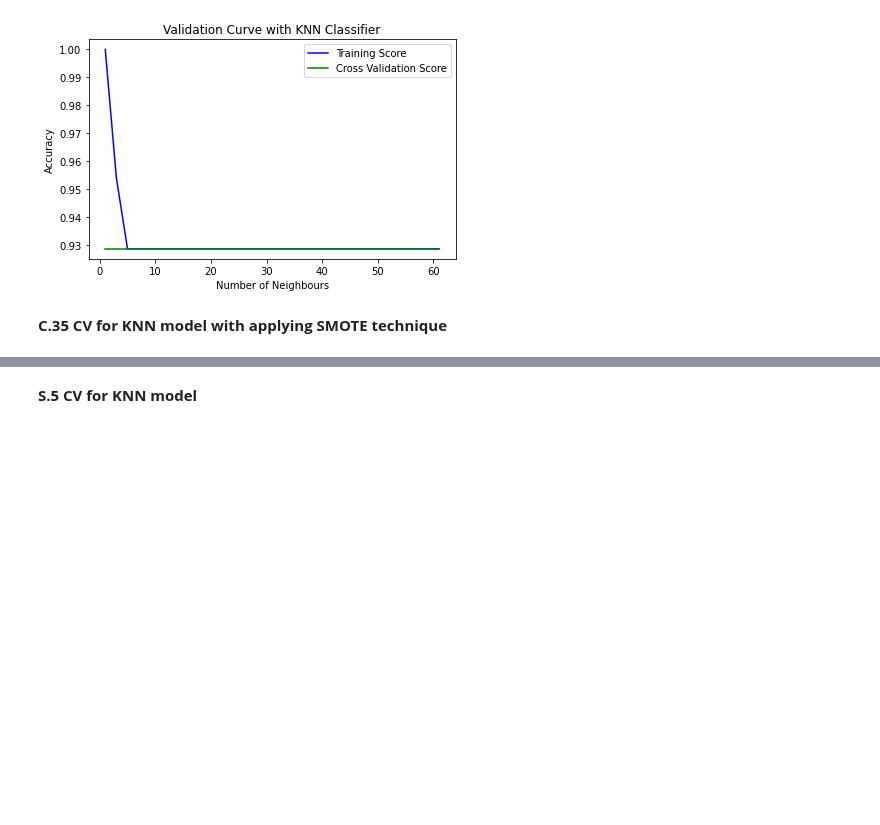
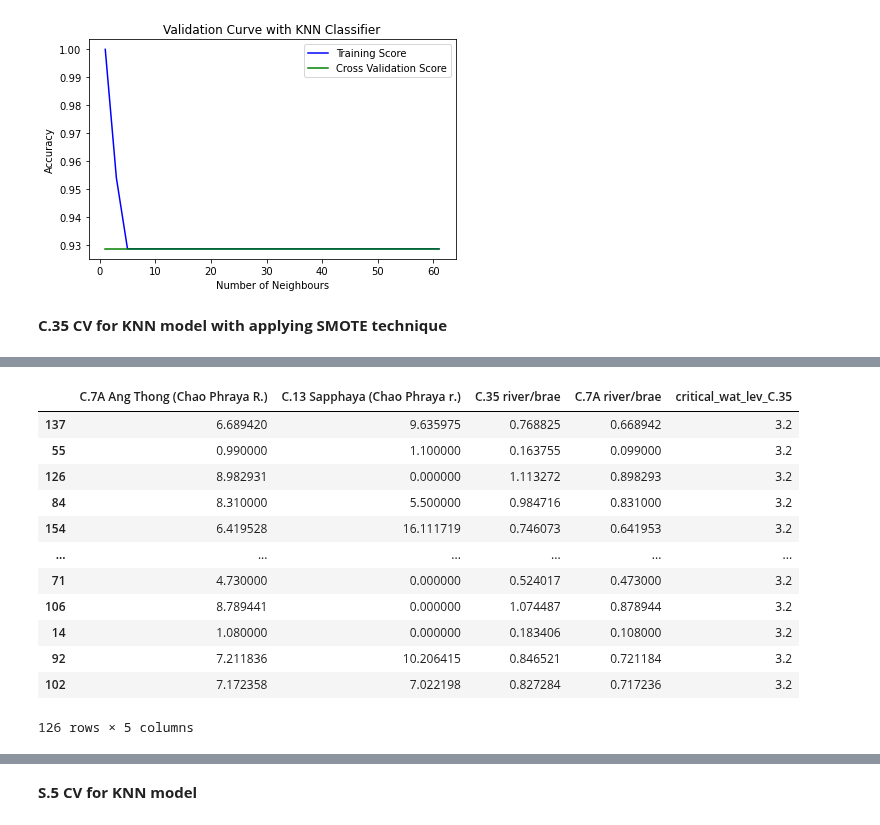
Before and after one commit to TermProject702/Flooding702, a Jupyter notebook: Model.ipynb, the cells around one changed output, grey strips where cells are left out. Drawn from its saved outputs; the diff is of its cells as text; code cells hidden in the pictures; blank space fills up the shorter version.

```diff
--- a/Model.ipynb
+++ b/Model.ipynb
@@ -868,0 +878,16 @@ plt.show()
+# %%
+X_over_train_C
+# %% [output]
+|  | C.7A Ang Thong (Chao Phraya R.) | C.13 Sapphaya (Chao Phraya r.) | C.35 river/brae | C.7A river/brae | critical_wat_lev_C.35 |
+| 137 | 6.689420 | 9.635975 | 0.768825 | 0.668942 | 3.2 |
+| 55 | 0.990000 | 1.100000 | 0.163755 | 0.099000 | 3.2 |
+| 126 | 8.982931 | 0.000000 | 1.113272 | 0.898293 | 3.2 |
+| 84 | 8.310000 | 5.500000 | 0.984716 | 0.831000 | 3.2 |
+| 154 | 6.419528 | 16.111719 | 0.746073 | 0.641953 | 3.2 |
+| ... | ... | ... | ... | ... | ... |
+| 71 | 4.730000 | 0.000000 | 0.524017 | 0.473000 | 3.2 |
+| 106 | 8.789441 | 0.000000 | 1.074487 | 0.878944 | 3.2 |
+| 14 | 1.080000 | 0.000000 | 0.183406 | 0.108000 | 3.2 |
+| 92 | 7.211836 | 10.206415 | 0.846521 | 0.721184 | 3.2 |
+| 102 | 7.172358 | 7.022198 | 0.827284 | 0.717236 | 3.2 |
+126 rows × 5 columns
```
Also changed, not shown: parts of 10 cells of this notebook.
